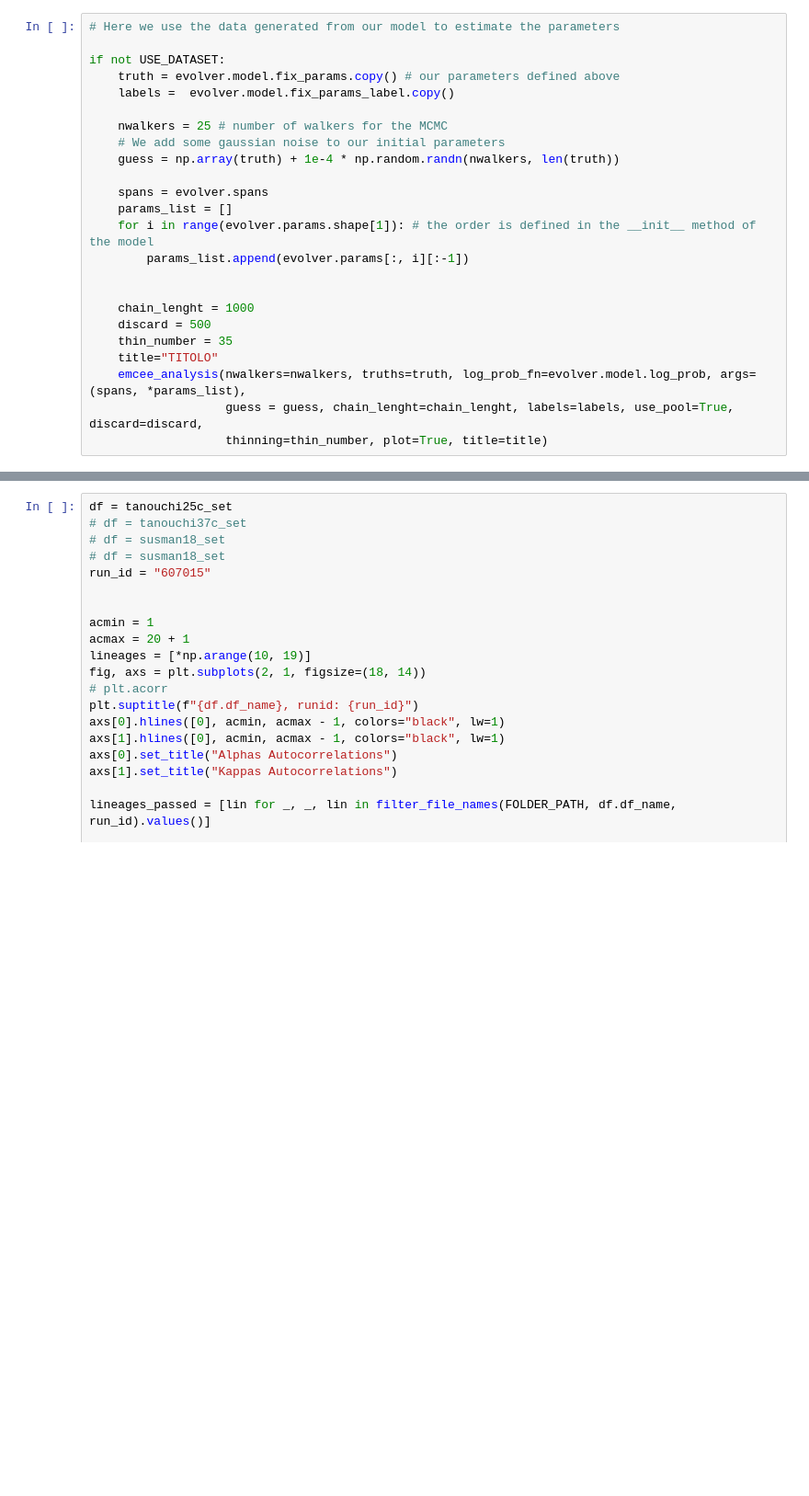
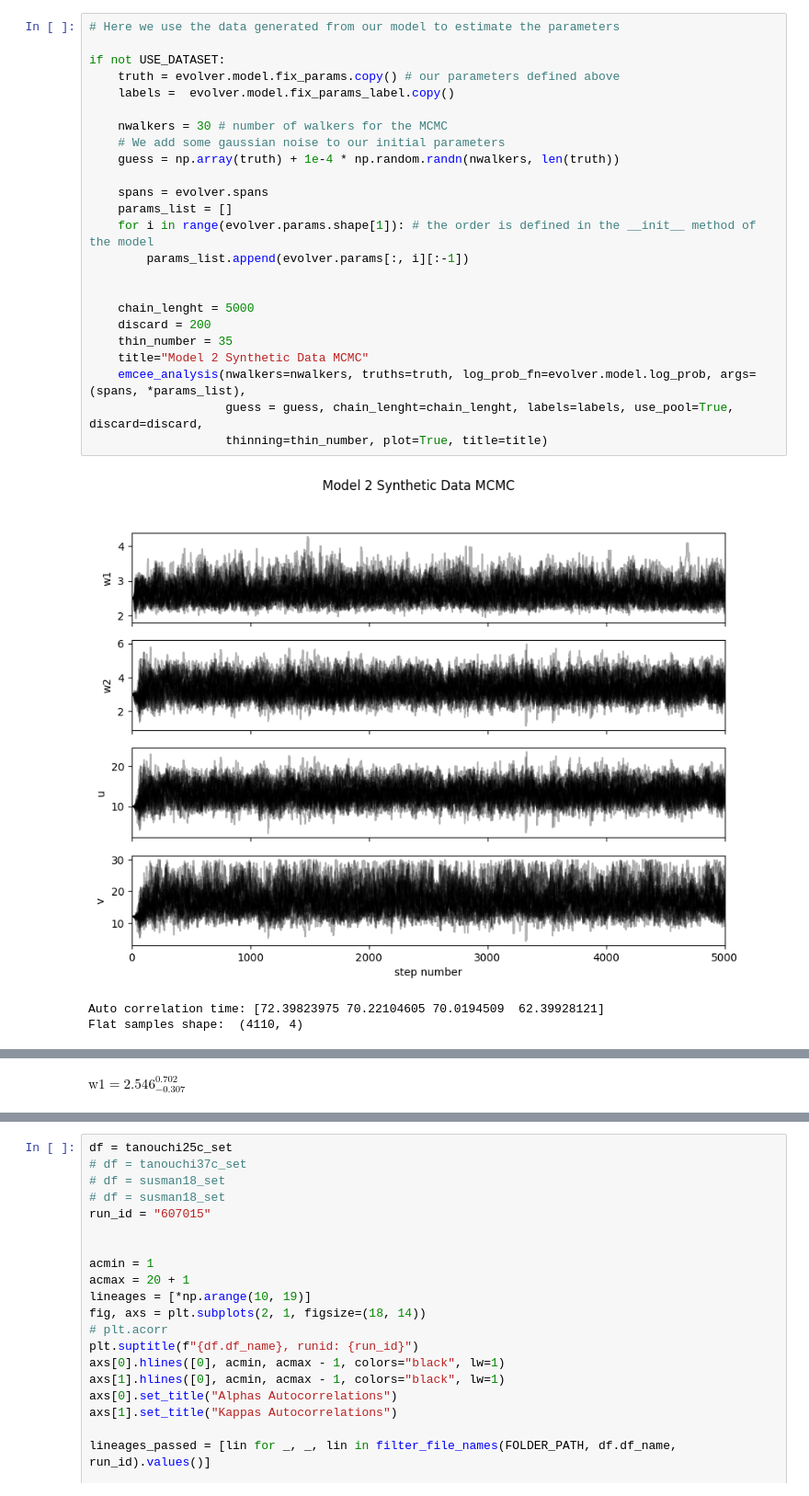
Before and after one commit to EmanueleSarte/microbial_growth, a Jupyter notebook: project_model2.ipynb, the cells around one changed output, grey strips where cells are left out. Shown: that part at 92% size. Cells and saved outputs as stored; diff of their text form; blank space fills up the shorter version.

```diff
--- a/project_model2.ipynb
+++ b/project_model2.ipynb
@@ -66,24 +57,28 @@ Best time range is [0, 4]
 # %%
 # Here we use the data generated from our model to estimate the parameters
 
 if not USE_DATASET:
     truth = evolver.model.fix_params.copy() # our parameters defined above
     labels =  evolver.model.fix_params_label.copy()
 
-    nwalkers = 25 # number of walkers for the MCMC
+    nwalkers = 30 # number of walkers for the MCMC
     # We add some gaussian noise to our initial parameters
     guess = np.array(truth) + 1e-4 * np.random.randn(nwalkers, len(truth))
 
     spans = evolver.spans
     params_list = []
     for i in range(evolver.params.shape[1]): # the order is defined in the __init__ method of the model
         params_list.append(evolver.params[:, i][:-1])
 
 
-    chain_lenght = 1000
-    discard = 500
+    chain_lenght = 5000
+    discard = 200
     thin_number = 35
-    title="TITOLO"
+    title="Model 2 Synthetic Data MCMC"
     emcee_analysis(nwalkers=nwalkers, truths=truth, log_prob_fn=evolver.model.log_prob, args=(spans, *params_list),
                    guess = guess, chain_lenght=chain_lenght, labels=labels, use_pool=True, discard=discard,
                    thinning=thin_number, plot=True, title=title)
+# %% [output]
+[figure, added]
+Auto correlation time: [72.39823975 70.22104605 70.0194509  62.39928121]
+Flat samples shape:  (4110, 4)
@@ -89,0 +86 @@ if not USE_DATASET:
+$\displaystyle \mathrm{w1} = 2.546_{-0.307}^{0.702}$
```
Also changed, not shown: parts of 7 cells of this notebook, 2 other files.
